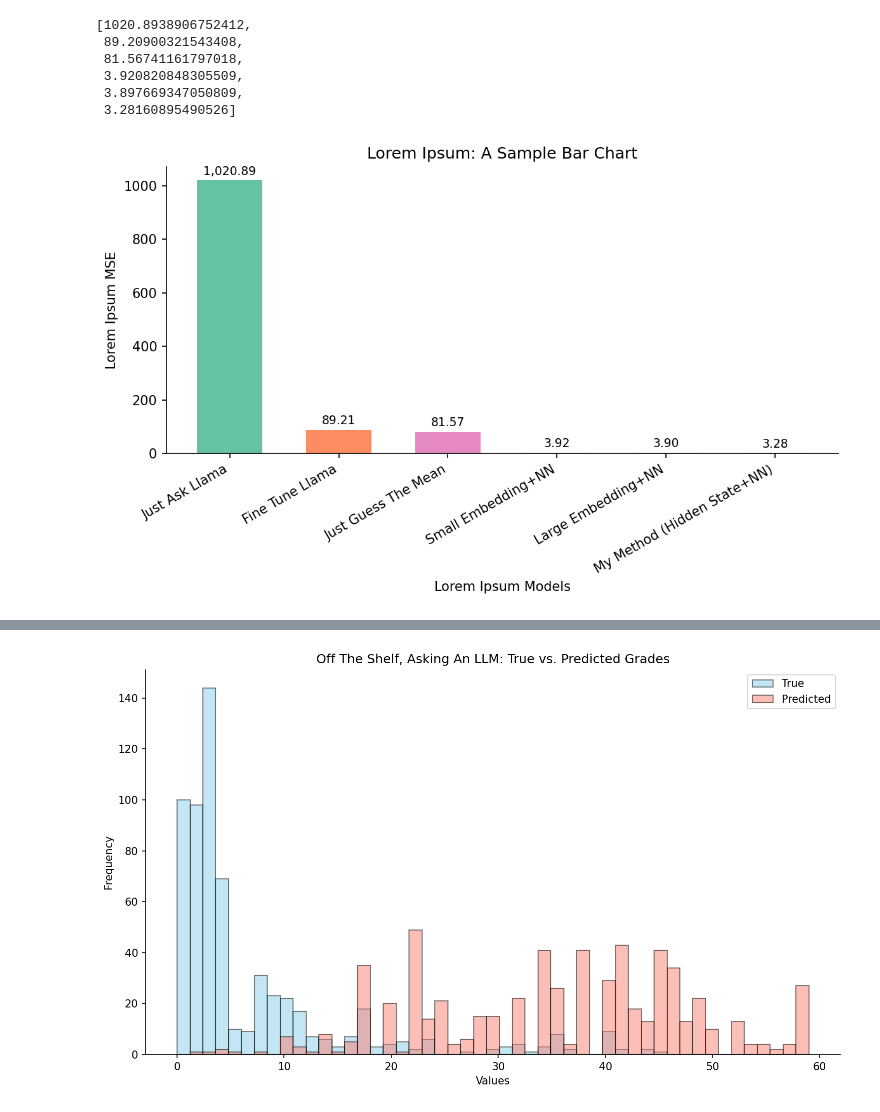
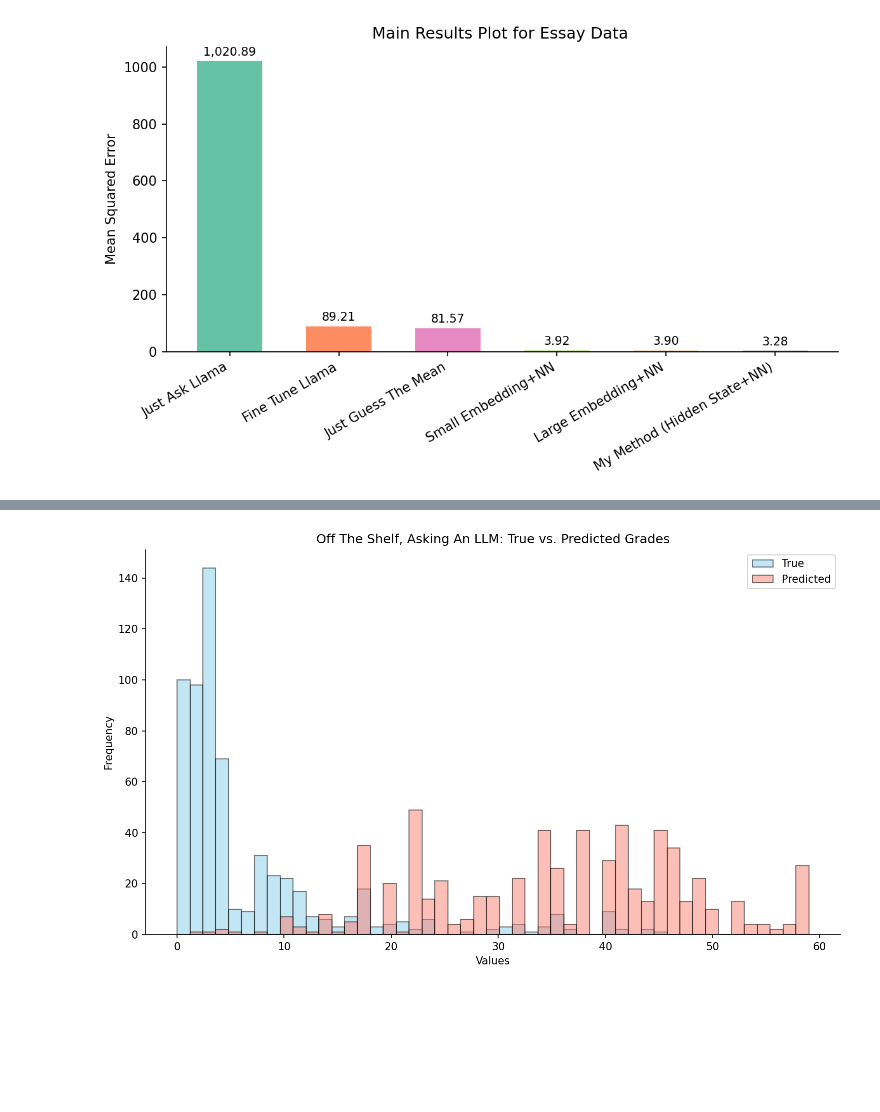
Before and after one commit to richardarcher1/essay_grader, a Jupyter notebook: main.ipynb, the cells around one changed output, grey strips where cells are left out. Cells and saved outputs as stored; diff of their text form; code cells hidden in the pictures; blank space fills up the shorter version.

```diff
--- a/main.ipynb
+++ b/main.ipynb
@@ -55,15 +55,6 @@ MSEs = [
     MSE_large_embed,
     MSE_mymethod,
 ]
-# %%
-MSEs
-# %% [output]
-[1020.8938906752412,
- 89.20900321543408,
- 81.56741161797018,
- 3.920820848305509,
- 3.897669347050809,
- 3.28160895490526]
 # %%
 
 # Convert data to a NumPy array for convenience
@@ -78,34 +69,35 @@ colors = plt.cm.Set2(np.linspace(0, 1, len(labels)))
 
 # Create bar plot
 x_positions = np.arange(len(labels))
 bars = plt.bar(x_positions, MSEs, color=colors, width=0.6)
 
 # Label each bar with its MSE value above it, formatted to 2 decimals
 for x, y in zip(x_positions, MSEs):
     plt.text(
         x,
         y + 0.01 * max(MSEs),  # Slight offset above the bar
         f"{y:,.2f}",
         ha='center',
         va='bottom',
         fontsize=9
     )
 
 # Set tick labels
 plt.xticks(x_positions, labels, rotation=30, ha='right')
 
 # Remove gridlines/visual noise
 plt.grid(False)
 # Optionally remove the top and right spines for a cleaner look
 for spine in ['top', 'right']:
     plt.gca().spines[spine].set_visible(False)
 
 # Add labels and a title (placeholder text)
-plt.xlabel("Lorem Ipsum Models")
-plt.ylabel("Lorem Ipsum MSE")
-plt.title("Lorem Ipsum: A Sample Bar Chart")
+plt.xlabel("")
+plt.ylabel("Mean Squared Error")
+plt.title("Main Results Plot for Essay Data ")
 
 plt.tight_layout()
+plt.savefig('outputs/graphics/1_results_for_essay.png', dpi=300, bbox_inches='tight')
 plt.show()
 # %% [output]
-[figure, old version]
+[figure, new version]
```
Also changed, not shown: parts of 2 cells of this notebook, 12 other files.
